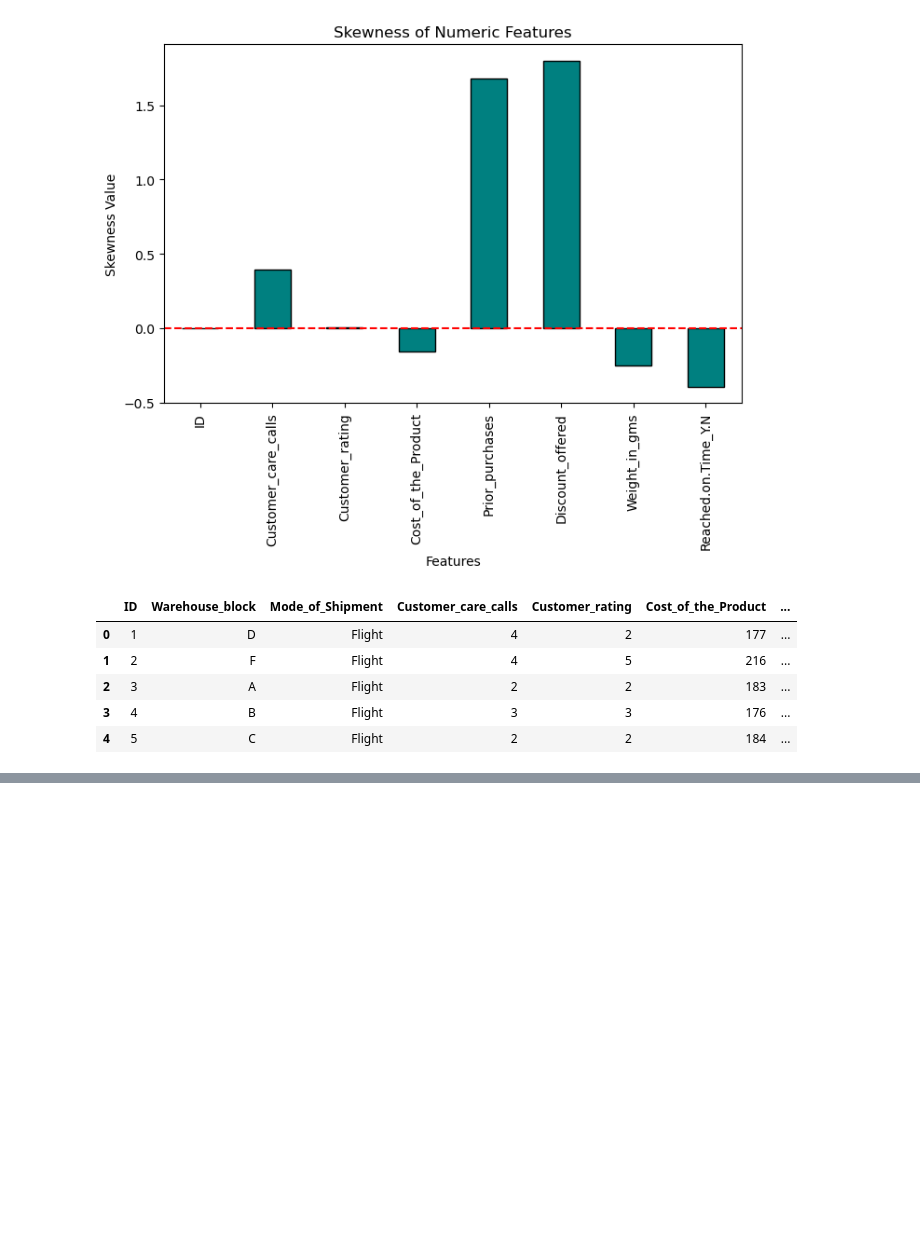
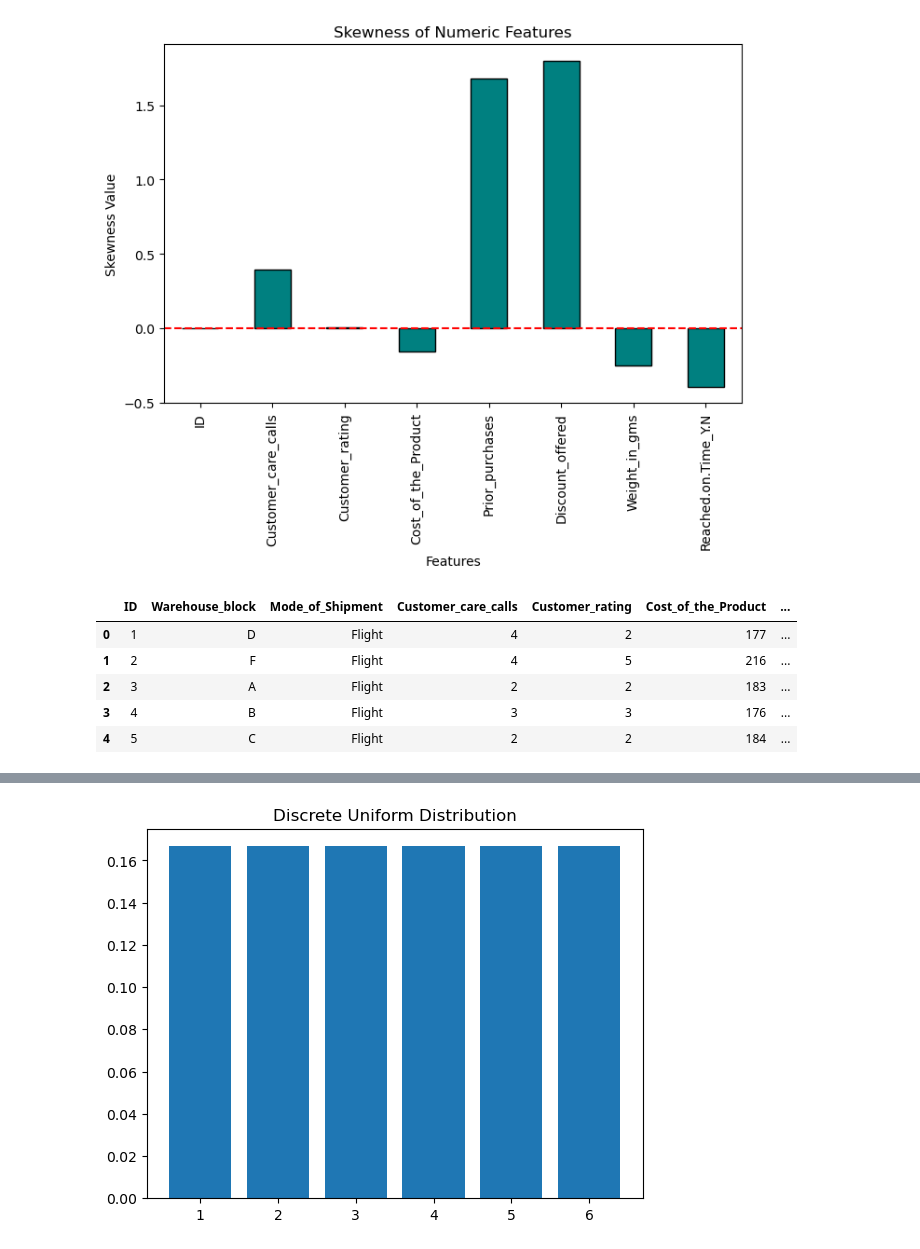
Before and after one commit to SpringBoard782/AI_Shipment_Sure_Infosys_Project, a Jupyter notebook: Milestone1/infosys.ipynb, the cells around one changed output, grey strips where cells are left out. Cells and saved outputs as stored; diff of their text form; code cells hidden in the pictures; blank space fills up the shorter version.

```diff
--- a/Milestone1/infosys.ipynb
+++ b/Milestone1/infosys.ipynb
@@ -725,0 +970,10 @@ P-value: 0.03206290519743593
+# %%
+#PROBABILITY DISTRIBUTIONS
+from scipy.stats import randint
+x = np.arange(1, 7)
+pmf_uniform = [1/6] * 6
+plt.bar(x, pmf_uniform)
+plt.title("Discrete Uniform Distribution")
+plt.show()
+# %% [output]
+[figure, added]
```
Also changed, not shown: parts of 56 cells of this notebook.
